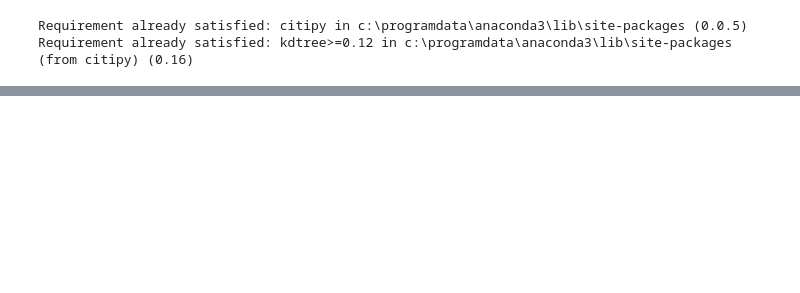
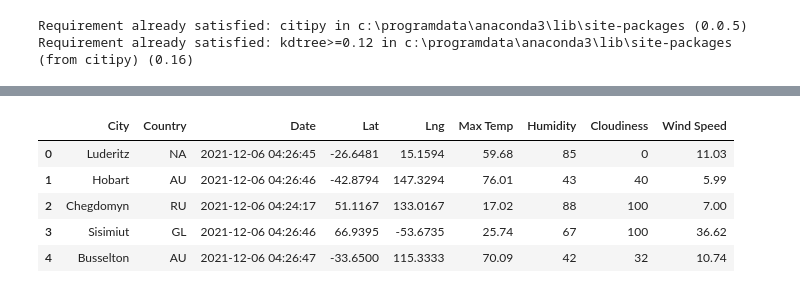
Before and after one commit to Judat/World_Weather_Analysis, a Jupyter notebook: WeatherPy.ipynb, the cells around one changed output, grey strips where cells are left out. Cells and saved outputs as stored; diff of their text form; code cells hidden in the pictures; blank space fills up the shorter version.

```diff
--- a/WeatherPy.ipynb
+++ b/WeatherPy.ipynb
@@ -52,0 +152,11 @@ len(cities)
+# %%
+new_column_order = ["City", "Country", "Date" , "Lat" , "Lng", "Max Temp", "Humidity" , "Cloudiness", "Wind Speed"]
+city_data_df = city_data_df[new_column_order]
+city_data_df.head(5)
+# %% [output]
+|  | City | Country | Date | Lat | Lng | Max Temp | Humidity | Cloudiness | Wind Speed |
+| 0 | Luderitz | NA | 2021-12-06 04:26:45 | -26.6481 | 15.1594 | 59.68 | 85 | 0 | 11.03 |
+| 1 | Hobart | AU | 2021-12-06 04:26:46 | -42.8794 | 147.3294 | 76.01 | 43 | 40 | 5.99 |
+| 2 | Chegdomyn | RU | 2021-12-06 04:24:17 | 51.1167 | 133.0167 | 17.02 | 88 | 100 | 7.00 |
+| 3 | Sisimiut | GL | 2021-12-06 04:26:46 | 66.9395 | -53.6735 | 25.74 | 67 | 100 | 36.62 |
+| 4 | Busselton | AU | 2021-12-06 04:26:47 | -33.6500 | 115.3333 | 70.09 | 42 | 32 | 10.74 |
```
Also changed, not shown: parts of 11 cells of this notebook, 1 other file.
